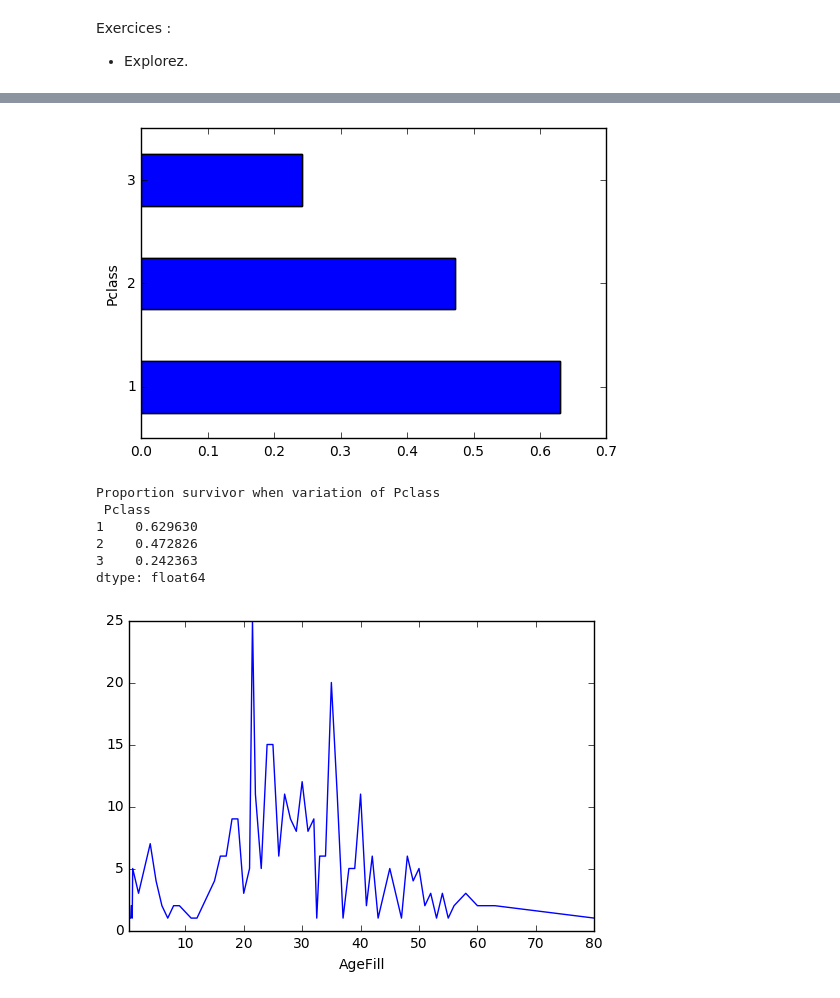
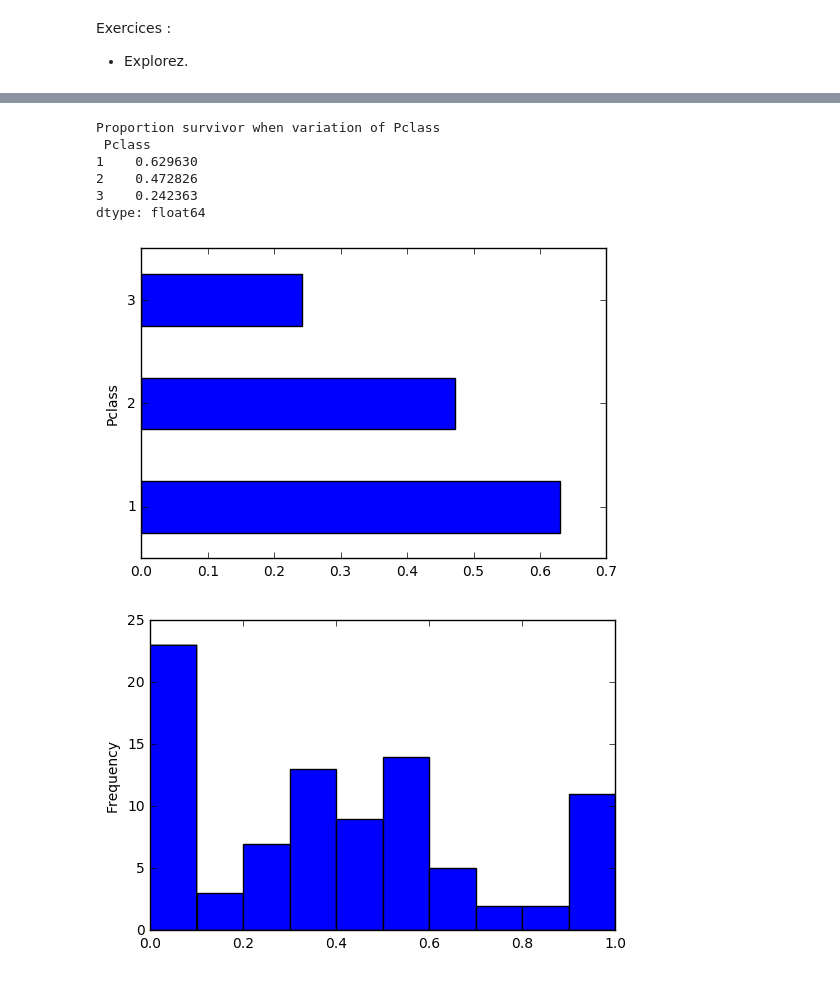
Before and after one commit to zackdu35/2016-2017, a Jupyter notebook: P1/pandas.ipynb, the cells around one changed output, grey strips where cells are left out. Saved outputs shown, nothing was run; the diff lists cells and outputs as text; code cells hidden in the pictures.

Commit message:
proportion survivor per age + import pizza from original repo

```diff
--- a/P1/pandas.ipynb
+++ b/P1/pandas.ipynb
@@ -459,8 +461,7 @@ df.dtypes[df.dtypes.map(lambda x: x=='object')]
 # We can drop some columns we think won't be interesting.
 # Most of these are string columns (see above).  We made a
 # copy of age.
-df_clean = df.drop(['Name', 'Sex', 'Ticket', 'Cabin', 'Embarked', 'Age'],
-                   axis=1)
+df_clean = df.drop(['Name', 'Sex', 'Ticket', 'Cabin', 'Embarked', 'Age'],axis=1)
 
 # Numpy arrays are more convenient for doing maths.
 train_data = df_clean
@@ -471,31 +472,44 @@ df.equals(train_data)
 #-------------------we will explore if classes influence survival-------------------
 
 survivor_by_classes = train_data[train_data['Survived'] == 1].groupby('Pclass').size()
+proportion_survivor_by_classe = survivor_by_classes/train_data.groupby('Pclass').size()
 
-proportion_survivor_by_classe = survivor_by_classes/train_data.groupby('Pclass').size()
+#number or survivor by classes
+print("Proportion survivor when variation of Pclass\n",proportion_survivor_by_classe)
 
 proportion_survivor_by_classe.plot.barh()
 P.show()
-
-#number or survivor by classes
-print("Proportion survivor when variation of Pclass\n",proportion_survivor_by_classe)
 # %% [output]
+Proportion survivor when variation of Pclass
+ Pclass
+1    0.629630
+2    0.472826
+3    0.242363
+dtype: float64
 [figure]
-Proportion survivor when variation of Pclass
- Pclass
-1    0.629630
-2    0.472826
-3    0.242363
-dtype: float64
-# %%
-
-#-------------------we will explore if age influence survival-------------------
-
-survivor_by_age = train_data[train_data['Survived'] == 1].groupby('AgeFill').size()
-
-survivor_by_age.plot.line()
-P.show()
-
-#a premiere vue peu de chance de survie si 15 < passager.age & 60 > passager.age
-# %% [output]
-[figure, removed]
+# %%
+from sklearn.linear_model import LinearRegression
+import pylab as P
+
+
+#-------------------we will explore if age influence survival-------------------
+
+
+people_by_age = train_data.groupby('AgeFill').size()
+survivor_by_age = train_data[train_data['Survived'] == 1].groupby('AgeFill').size()
+
+
+
+
+proportion_survivor_by_age = survivor_by_age/people_by_age
+
+train_data[train_data['AgeFill']==55.5]
+
+#fill NaN with 0 value
+proportion_survivor_by_age.fillna(0, inplace=True)
+
+
+proportion_survivor_by_age.plot.
+P.show()
+# %% [output]
+[figure, added]
```
Also changed, not shown: parts of 5 cells of this notebook, 1 other file.
